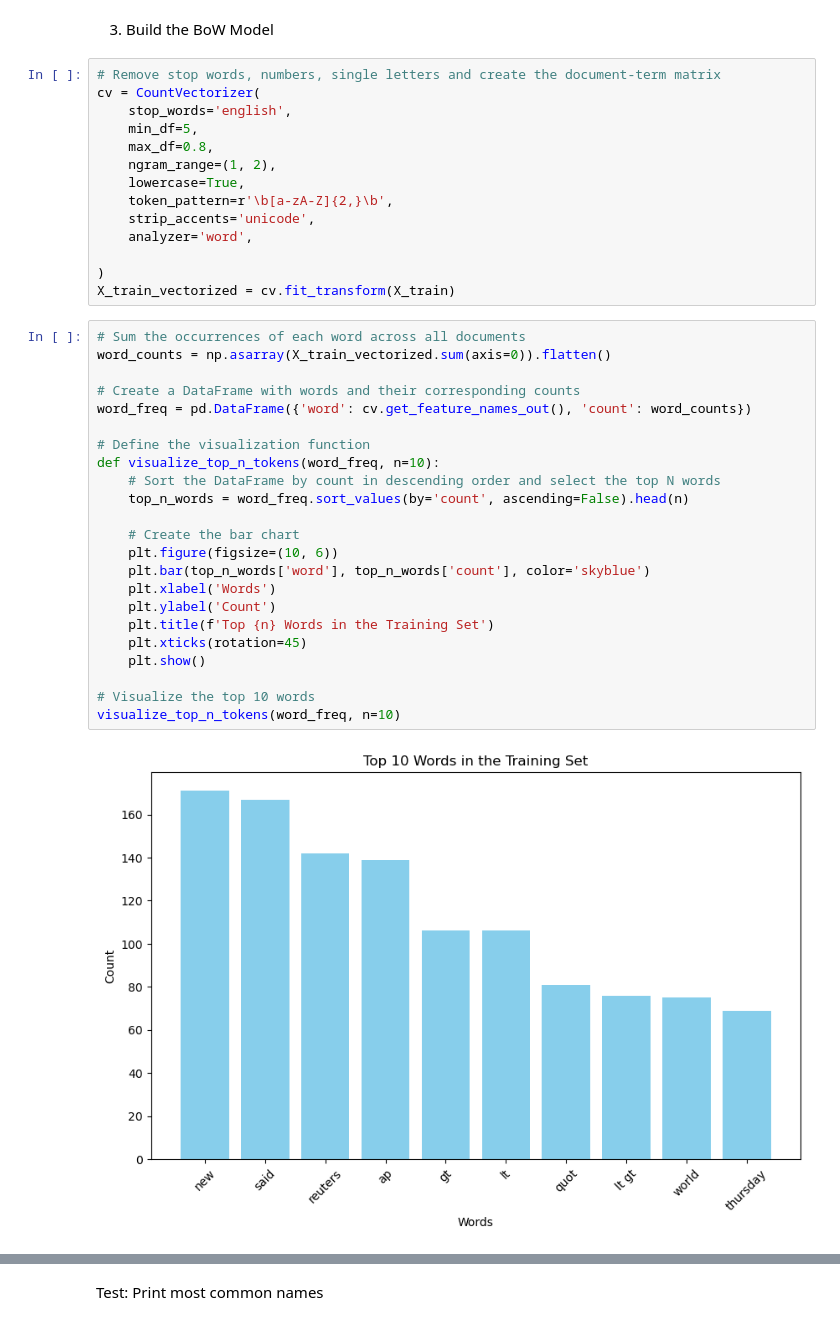
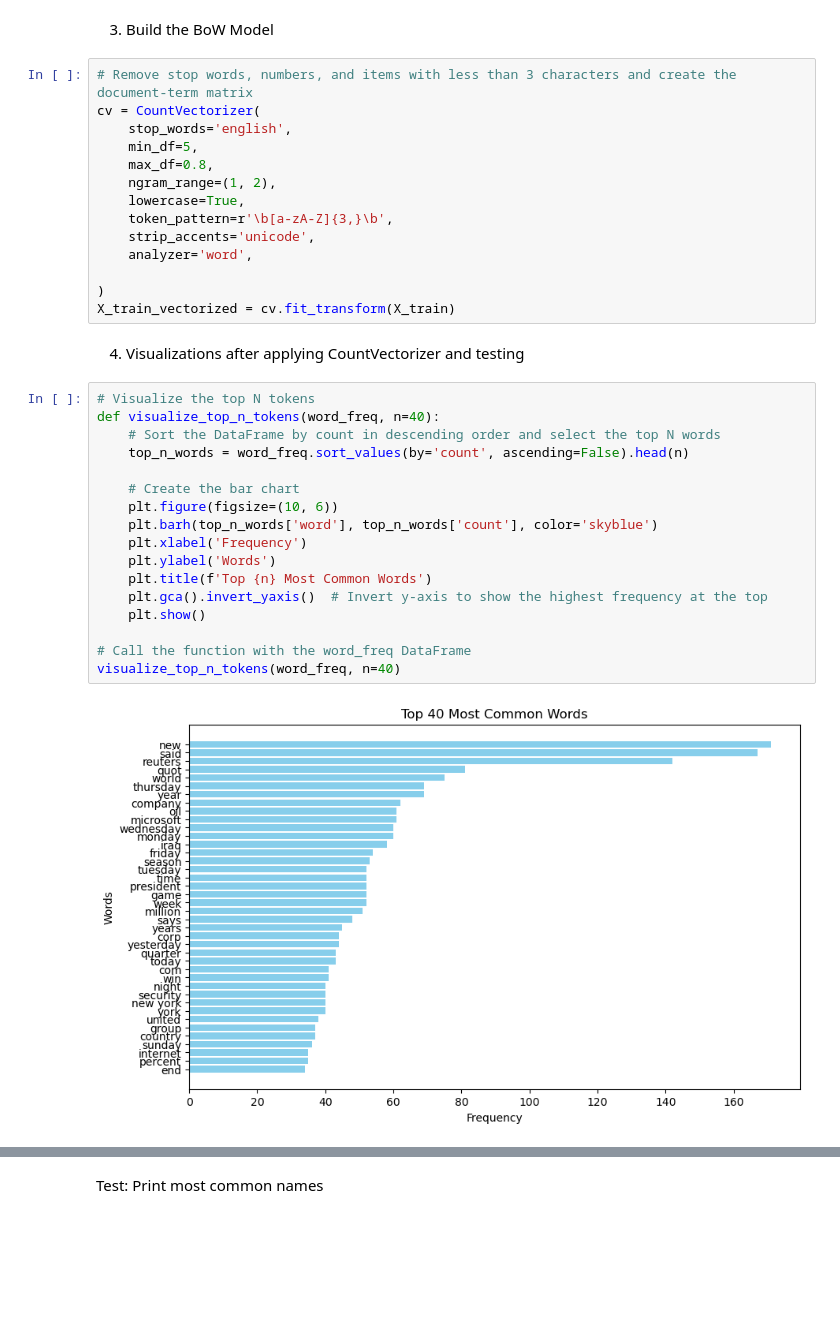
Before and after one commit to yonashanel/ma2, a Jupyter notebook: assignments/bow.ipynb, the cells around one changed output, grey strips where cells are left out. Saved outputs shown, nothing was run; the diff lists cells and outputs as text; blank space fills up the shorter version.

```diff
--- a/assignments/bow.ipynb
+++ b/assignments/bow.ipynb
@@ -117,41 +118,37 @@ print(X_train.shape, X_val.shape, y_train.shape, y_val.shape)
 # %% [markdown]
 3. Build the BoW Model
 # %%
-# Remove stop words, numbers, single letters and create the document-term matrix
+# Remove stop words, numbers, and items with less than 3 characters and create the document-term matrix
 cv = CountVectorizer(
     stop_words='english',
     min_df=5,
     max_df=0.8,
     ngram_range=(1, 2),
     lowercase=True,
-    token_pattern=r'\b[a-zA-Z]{2,}\b',
+    token_pattern=r'\b[a-zA-Z]{3,}\b',
     strip_accents='unicode',
     analyzer='word',
 
 )
 X_train_vectorized = cv.fit_transform(X_train)
+# %% [markdown]
+4. Visualizations after applying CountVectorizer and testing
 # %%
-# Sum the occurrences of each word across all documents
-word_counts = np.asarray(X_train_vectorized.sum(axis=0)).flatten()
-
-# Create a DataFrame with words and their corresponding counts
-word_freq = pd.DataFrame({'word': cv.get_feature_names_out(), 'count': word_counts})
-
-# Define the visualization function
-def visualize_top_n_tokens(word_freq, n=10):
+# Visualize the top N tokens
+def visualize_top_n_tokens(word_freq, n=40):
     # Sort the DataFrame by count in descending order and select the top N words
     top_n_words = word_freq.sort_values(by='count', ascending=False).head(n)
 
     # Create the bar chart
     plt.figure(figsize=(10, 6))
-    plt.bar(top_n_words['word'], top_n_words['count'], color='skyblue')
-    plt.xlabel('Words')
-    plt.ylabel('Count')
-    plt.title(f'Top {n} Words in the Training Set')
-    plt.xticks(rotation=45)
+    plt.barh(top_n_words['word'], top_n_words['count'], color='skyblue')
+    plt.xlabel('Frequency')
+    plt.ylabel('Words')
+    plt.title(f'Top {n} Most Common Words')
+    plt.gca().invert_yaxis()  # Invert y-axis to show the highest frequency at the top
     plt.show()
 
-# Visualize the top 10 words
-visualize_top_n_tokens(word_freq, n=10)
+# Call the function with the word_freq DataFrame
+visualize_top_n_tokens(word_freq, n=40)
 # %% [output]
-[figure, old version]
+[figure, new version]
```
Also changed, not shown: parts of 19 cells of this notebook.
